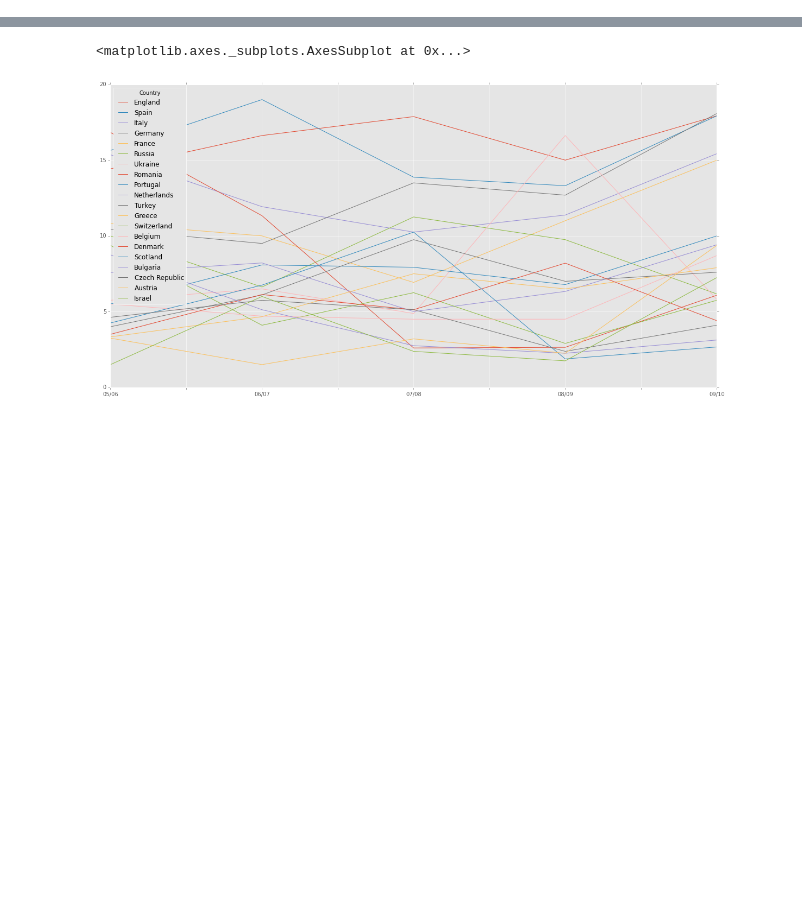
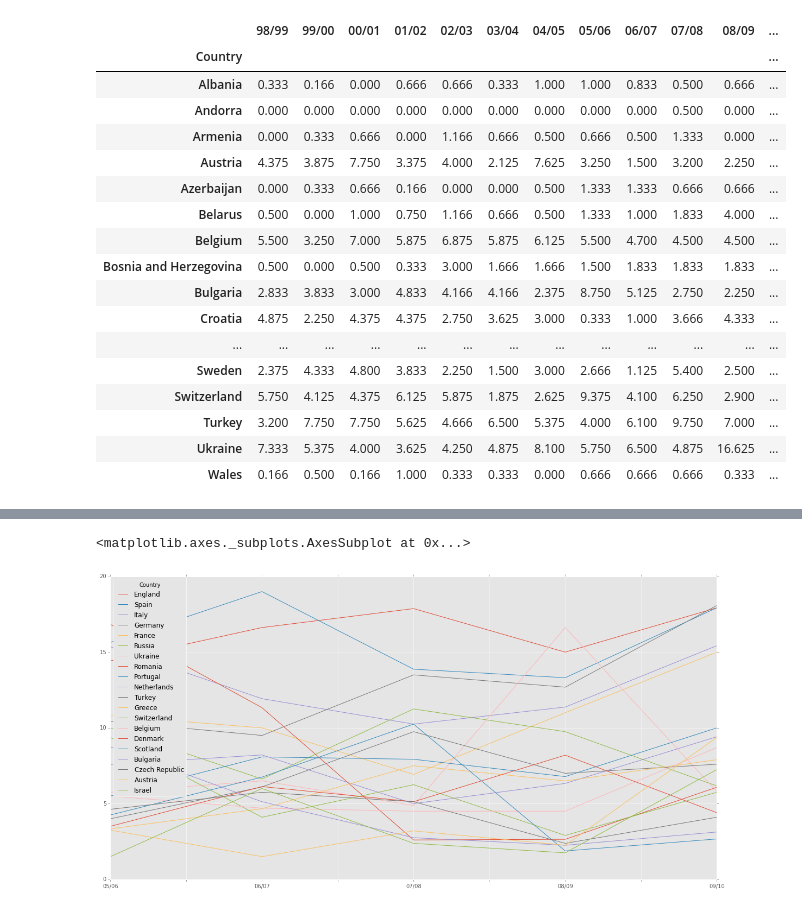
Before and after one commit to kebuhcah/soccer-history, a Jupyter notebook: notebooks/transfermarkt.ipynb, the cells around one changed output, grey strips where cells are left out. Cells and saved outputs as stored; diff of their text form; code cells hidden in the pictures; blank space fills up the shorter version.

Commit message:
scrape TransferMarkt UEFA coeffs

```diff
--- a/notebooks/transfermarkt.ipynb
+++ b/notebooks/transfermarkt.ipynb
@@ -222,6 +204,27 @@ countries2008=getCountryCoefficientsForSeason(2008)
 countries2013=getCountryCoefficientsForSeason(2013)
 countries2016=getCountryCoefficientsForSeason(2016)[['13/14','14/15','15/16']]
 countryCoefficients=countries2003.join(countries2008,how='outer').join(countries2013,how='outer').join(countries2016,how='outer').fillna(0)
+# %%
+countryCoefficients.to_csv('../data/reference/')
+# %% [output]
+|  | 98/99 | 99/00 | 00/01 | 01/02 | 02/03 | 03/04 | 04/05 | 05/06 | 06/07 | 07/08 | 08/09 | ... |
+| Country |  |  |  |  |  |  |  |  |  |  |  | ... |
+| Albania | 0.333 | 0.166 | 0.000 | 0.666 | 0.666 | 0.333 | 1.000 | 1.000 | 0.833 | 0.500 | 0.666 | ... |
+| Andorra | 0.000 | 0.000 | 0.000 | 0.000 | 0.000 | 0.000 | 0.000 | 0.000 | 0.000 | 0.500 | 0.000 | ... |
+| Armenia | 0.000 | 0.333 | 0.666 | 0.000 | 1.166 | 0.666 | 0.500 | 0.666 | 0.500 | 1.333 | 0.000 | ... |
+| Austria | 4.375 | 3.875 | 7.750 | 3.375 | 4.000 | 2.125 | 7.625 | 3.250 | 1.500 | 3.200 | 2.250 | ... |
+| Azerbaijan | 0.000 | 0.333 | 0.666 | 0.166 | 0.000 | 0.000 | 0.500 | 1.333 | 1.333 | 0.666 | 0.666 | ... |
+| Belarus | 0.500 | 0.000 | 1.000 | 0.750 | 1.166 | 0.666 | 0.500 | 1.333 | 1.000 | 1.833 | 4.000 | ... |
+| Belgium | 5.500 | 3.250 | 7.000 | 5.875 | 6.875 | 5.875 | 6.125 | 5.500 | 4.700 | 4.500 | 4.500 | ... |
+| Bosnia and Herzegovina | 0.500 | 0.000 | 0.500 | 0.333 | 3.000 | 1.666 | 1.666 | 1.500 | 1.833 | 1.833 | 1.833 | ... |
+| Bulgaria | 2.833 | 3.833 | 3.000 | 4.833 | 4.166 | 4.166 | 2.375 | 8.750 | 5.125 | 2.750 | 2.250 | ... |
+| Croatia | 4.875 | 2.250 | 4.375 | 4.375 | 2.750 | 3.625 | 3.000 | 0.333 | 1.000 | 3.666 | 4.333 | ... |
+| ... | ... | ... | ... | ... | ... | ... | ... | ... | ... | ... | ... | ... |
+| Sweden | 2.375 | 4.333 | 4.800 | 3.833 | 2.250 | 1.500 | 3.000 | 2.666 | 1.125 | 5.400 | 2.500 | ... |
+| Switzerland | 5.750 | 4.125 | 4.375 | 6.125 | 5.875 | 1.875 | 2.625 | 9.375 | 4.100 | 6.250 | 2.900 | ... |
+| Turkey | 3.200 | 7.750 | 7.750 | 5.625 | 4.666 | 6.500 | 5.375 | 4.000 | 6.100 | 9.750 | 7.000 | ... |
+| Ukraine | 7.333 | 5.375 | 4.000 | 3.625 | 4.250 | 4.875 | 8.100 | 5.750 | 6.500 | 4.875 | 16.625 | ... |
+| Wales | 0.166 | 0.500 | 0.166 | 1.000 | 0.333 | 0.333 | 0.000 | 0.666 | 0.666 | 0.666 | 0.333 | ... |
 # %%
 def gini(list_of_values):
     sorted_list = sorted([x for x in list_of_values if x>0])[:200]
```
Also changed, not shown: parts of 6 cells of this notebook, 3 other files.
